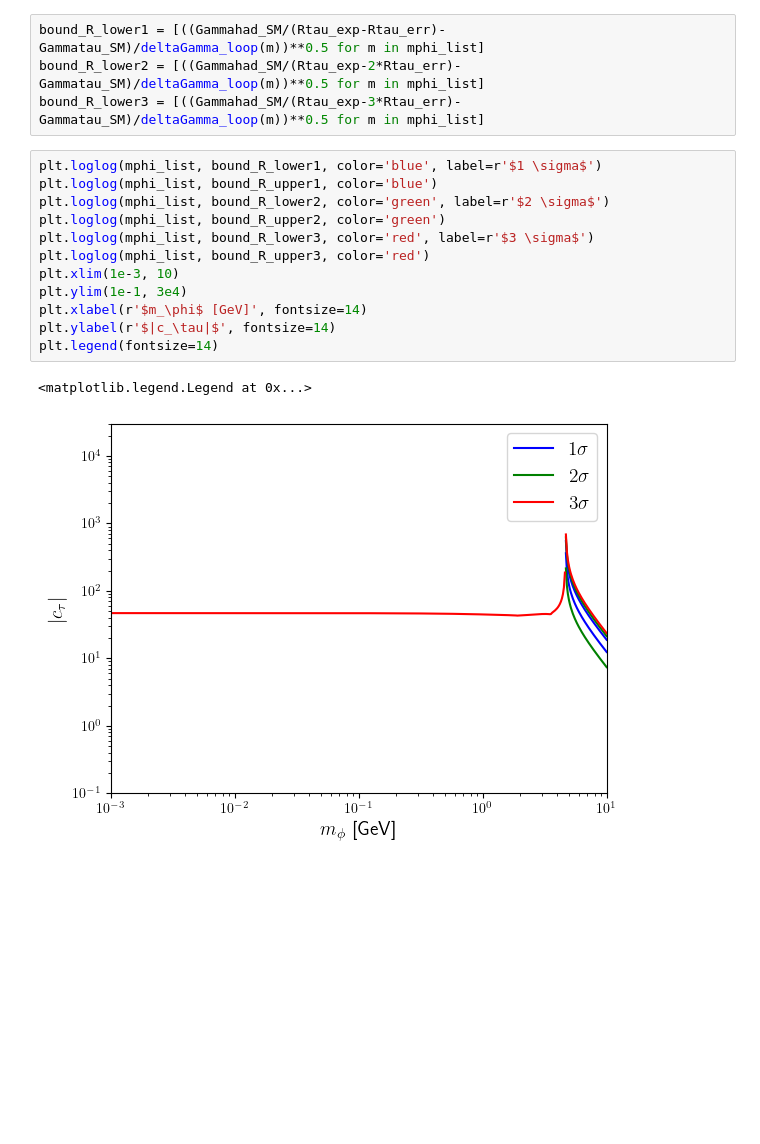
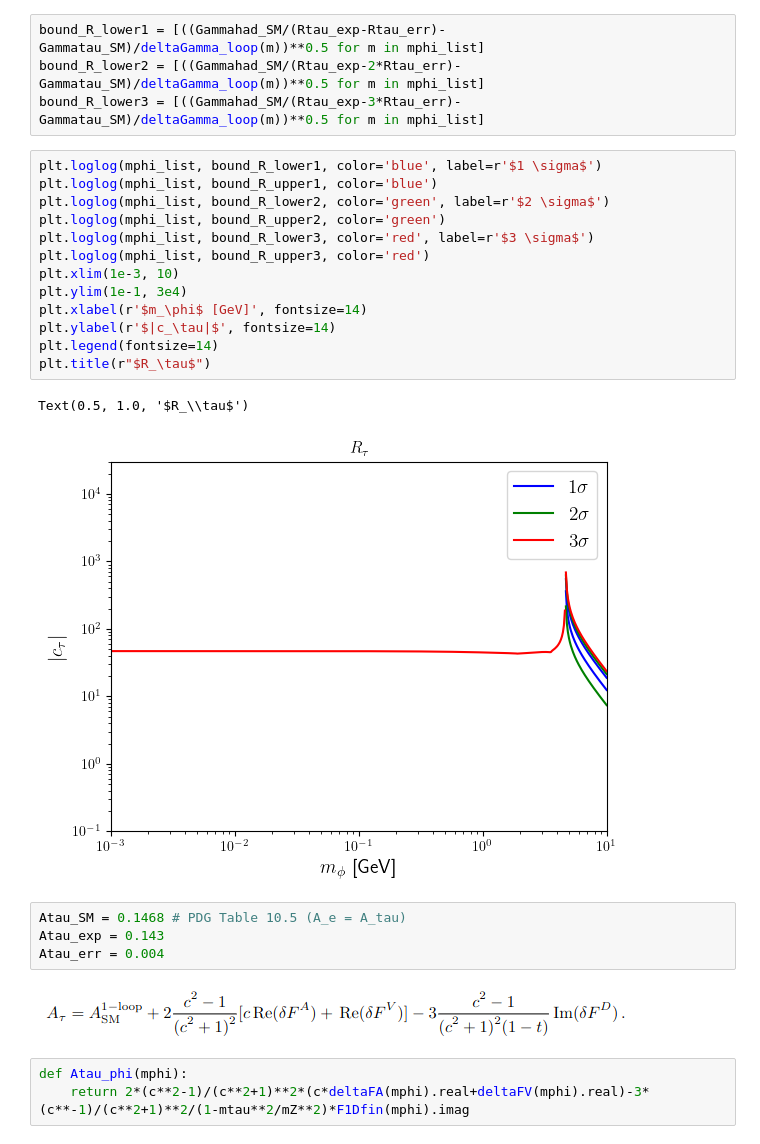
Before and after one commit to Jorge-Alda/tauALPs, a Jupyter notebook: PseudoScalar/plots.ipynb, the cells around one changed output. Saved outputs shown, nothing was run; the diff lists cells and outputs as text; blank space fills up the shorter version.

Commit message:
Plot for Atau

```diff
--- a/PseudoScalar/plots.ipynb
+++ b/PseudoScalar/plots.ipynb
@@ -93,15 +93,25 @@ bound_R_lower3 = [((Gammahad_SM/(Rtau_exp-3*Rtau_err)-Gammatau_SM)/deltaGamma_lo
 # %%
 plt.loglog(mphi_list, bound_R_lower1, color='blue', label=r'$1 \sigma$')
 plt.loglog(mphi_list, bound_R_upper1, color='blue')
 plt.loglog(mphi_list, bound_R_lower2, color='green', label=r'$2 \sigma$')
 plt.loglog(mphi_list, bound_R_upper2, color='green')
 plt.loglog(mphi_list, bound_R_lower3, color='red', label=r'$3 \sigma$')
 plt.loglog(mphi_list, bound_R_upper3, color='red')
 plt.xlim(1e-3, 10)
 plt.ylim(1e-1, 3e4)
 plt.xlabel(r'$m_\phi$ [GeV]', fontsize=14)
 plt.ylabel(r'$|c_\tau|$', fontsize=14)
 plt.legend(fontsize=14)
+plt.title(r"$R_\tau$")
 # %% [output]
-<matplotlib.legend.Legend at 0x...>
+Text(0.5, 1.0, '$R_\\tau$')
-[figure, old version]
+[figure, new version]
+# %%
+Atau_SM = 0.1468 # PDG Table 10.5 (A_e = A_tau)
+Atau_exp = 0.143
+Atau_err = 0.004
+# %% [markdown]
+![image.png](attachment:image.png)
+# %%
+def Atau_phi(mphi):
+    return 2*(c**2-1)/(c**2+1)**2*(c*deltaFA(mphi).real+deltaFV(mphi).real)-3*(c**-1)/(c**2+1)**2/(1-mtau**2/mZ**2)*F1Dfin(mphi).imag
```
Also changed, not shown: parts of 2 cells of this notebook, 2 other files.
